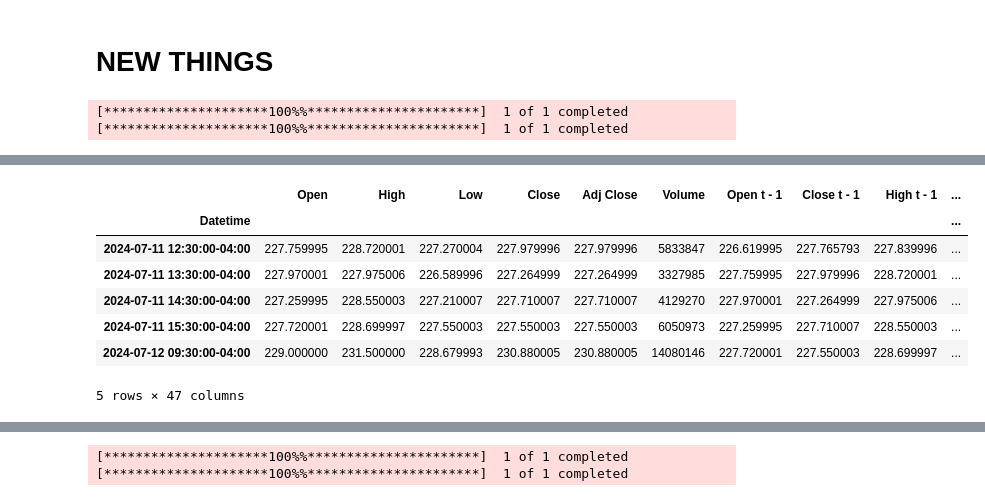
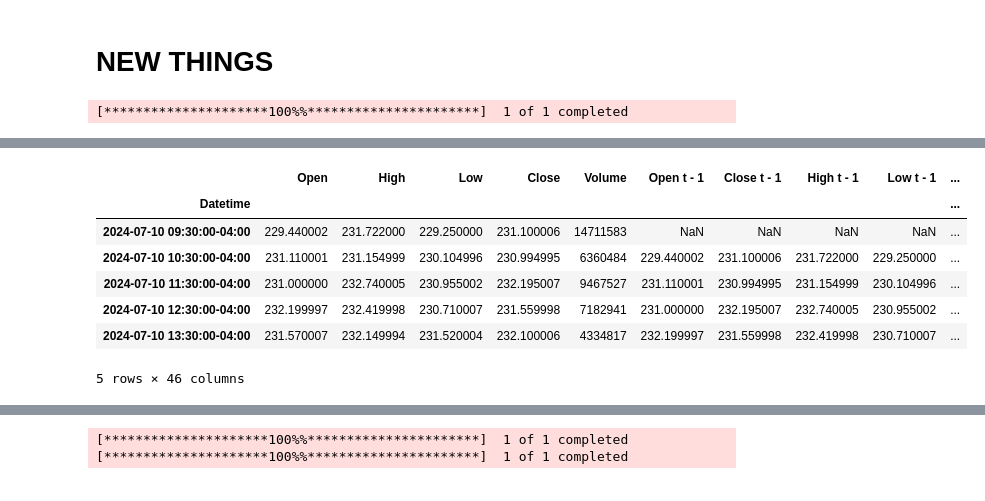
Before and after one commit to yohlimem/AI-Stonks, a Jupyter notebook: main.ipynb, the cells around one changed output, grey strips where cells are left out. Drawn from its saved outputs; the diff is of its cells as text; code cells hidden in the pictures.

Commit message:
added day segments

```diff
--- a/main.ipynb
+++ b/main.ipynb
@@ -47,3 +10,0 @@ KeyboardInterrupt:
-# %%
-recent_data = prepare_data(stock_name, "1y")
-recent_data
@@ -168,34 +16,34 @@ stock_name = "AAPL"
 def prepare_data(stock_name, period="5d", interval="1m",back_time=5):
 
     recent_data = yf.download(stock_name, period=period, interval=interval)
-    data_200 = yf.download(stock_name, period=period, interval=interval).tail(len(recent_data) + 200)
-    data_200 = data_200.drop(columns=["Adj Close"])
+    recent_data = recent_data.drop(columns=["Adj Close"])
 
-    data_200.fillna(method="bfill", inplace=True)
+    segment = 390 if interval == "1m" else 7
 
-   # recent_data = data_200.tail(len(recent_data))
-
-    recent_data = recent_data.iloc[:-1]
+    recent_data.fillna(method="bfill", inplace=True)
 
     for i in range(back_time):
         recent_data[f"Open t - {i+1}"] = recent_data["Open"].shift((i+1))
         recent_data[f"Close t - {i+1}"] = recent_data["Close"].shift((i+1))
         recent_data[f"High t - {i+1}"] = recent_data["High"].shift((i+1))
         recent_data[f"Low t - {i+1}"] = recent_data["Low"].shift((i+1))
-    recent_data = recent_data.dropna()
 
     recent_data["movement"] = (recent_data["Close"] > recent_data["Open"]).astype(int)
+    day_segments = [
+        recent_data.iloc[i : i + segment] for i in range(0, len(recent_data), segment)
+    ]
+    # segments_df = pd.concat(segments, ignore_index=True)
 
+    print(day_segments[0].to_markdown())
 
+    return day_segments, recent_data
 
-
-    # add_plot = mpf.make_addplot(recent_data["200_day"], color="blue", linestyle="--")
-
-    return recent_data
-
-recent_data = prepare_data(stock_name,back_time=10,period="1mo",interval="1h")
+day_segments, recent_data = prepare_data(
+    stock_name, back_time=10, period="1mo", interval="1h"
+)
 
 recent_data.head()
+day_segments = day_segments[0]
+day_segments.head()
 # %% [output]
 [*********************100%%**********************]  1 of 1 completed
-[*********************100%%**********************]  1 of 1 completed
@@ -202,11 +59,11 @@ recent_data.head()
-|  | Open | High | Low | Close | Adj Close | Volume | Open t - 1 | Close t - 1 | High t - 1 | ... |
+|  | Open | High | Low | Close | Volume | Open t - 1 | Close t - 1 | High t - 1 | Low t - 1 | ... |
 | Datetime |  |  |  |  |  |  |  |  |  | ... |
-| 2024-07-11 12:30:00-04:00 | 227.759995 | 228.720001 | 227.270004 | 227.979996 | 227.979996 | 5833847 | 226.619995 | 227.765793 | 227.839996 | ... |
-| 2024-07-11 13:30:00-04:00 | 227.970001 | 227.975006 | 226.589996 | 227.264999 | 227.264999 | 3327985 | 227.759995 | 227.979996 | 228.720001 | ... |
-| 2024-07-11 14:30:00-04:00 | 227.259995 | 228.550003 | 227.210007 | 227.710007 | 227.710007 | 4129270 | 227.970001 | 227.264999 | 227.975006 | ... |
-| 2024-07-11 15:30:00-04:00 | 227.720001 | 228.699997 | 227.550003 | 227.550003 | 227.550003 | 6050973 | 227.259995 | 227.710007 | 228.550003 | ... |
-| 2024-07-12 09:30:00-04:00 | 229.000000 | 231.500000 | 228.679993 | 230.880005 | 230.880005 | 14080146 | 227.720001 | 227.550003 | 228.699997 | ... |
+| 2024-07-10 09:30:00-04:00 | 229.440002 | 231.722000 | 229.250000 | 231.100006 | 14711583 | NaN | NaN | NaN | NaN | ... |
+| 2024-07-10 10:30:00-04:00 | 231.110001 | 231.154999 | 230.104996 | 230.994995 | 6360484 | 229.440002 | 231.100006 | 231.722000 | 229.250000 | ... |
+| 2024-07-10 11:30:00-04:00 | 231.000000 | 232.740005 | 230.955002 | 232.195007 | 9467527 | 231.110001 | 230.994995 | 231.154999 | 230.104996 | ... |
+| 2024-07-10 12:30:00-04:00 | 232.199997 | 232.419998 | 230.710007 | 231.559998 | 7182941 | 231.000000 | 232.195007 | 232.740005 | 230.955002 | ... |
+| 2024-07-10 13:30:00-04:00 | 231.570007 | 232.149994 | 231.520004 | 232.100006 | 4334817 | 232.199997 | 231.559998 | 232.419998 | 230.710007 | ... |
-5 rows × 47 columns
+5 rows × 46 columns
 # %%
 from sklearn.model_selection import train_test_split
 import torch
```
Also changed, not shown: parts of 11 cells of this notebook.
